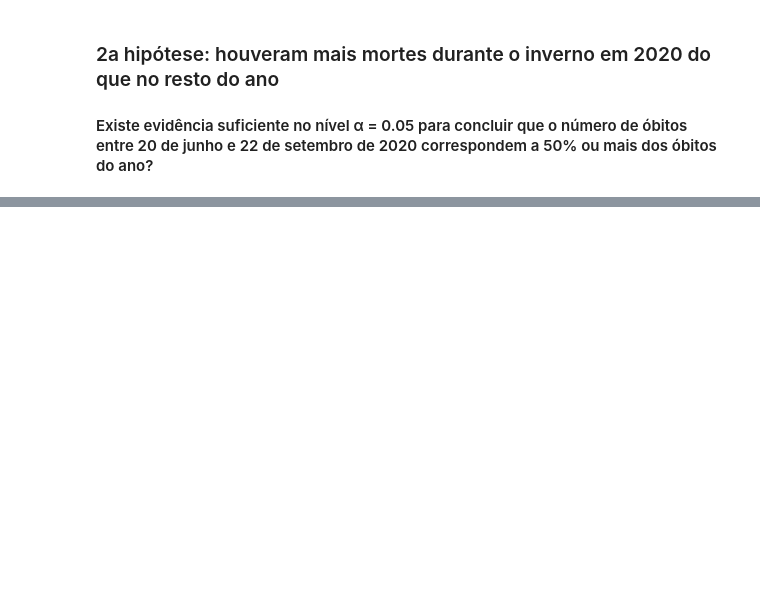
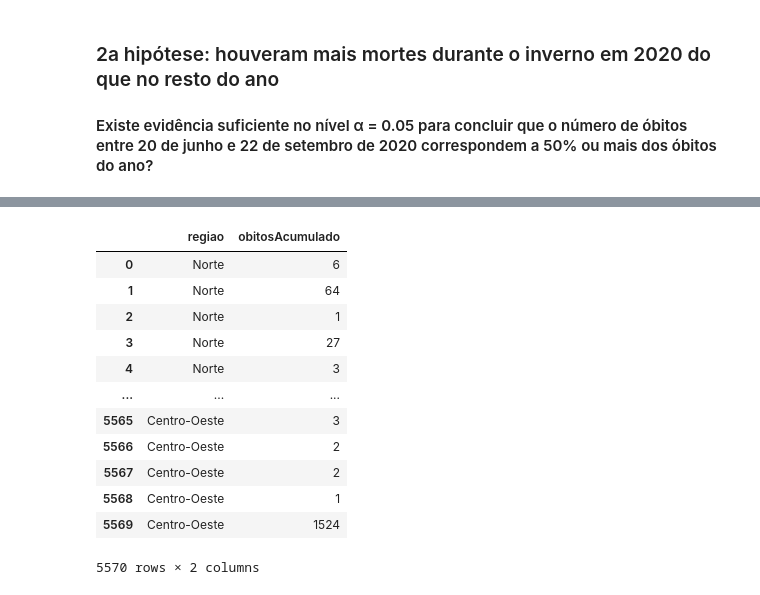
Before and after one commit to vishmaria/Estatistica-com-Python, a Jupyter notebook: Atividades/A2_estatistica.ipynb, the cells around one changed output, grey strips where cells are left out. Cells and saved outputs as stored; diff of their text form; code cells hidden in the pictures; blank space fills up the shorter version.

```diff
--- a/Atividades/A2_estatistica.ipynb
+++ b/Atividades/A2_estatistica.ipynb
@@ -385,16 +410,31 @@ mortes_durante_inverno = mortes_durante_inverno.reset_index()
 # %%
 
 antes_inverno = df[(df['data'] == '2020-06-19')]
 fim_inverno = df[(df['data'] == '2020-09-22')]
 total_ano = df[(df['data'] == '2020-12-31')]
 
 antes_inverno = antes_inverno.set_index('regiao')['obitosAcumulado']
 fim_inverno = fim_inverno.set_index('regiao')['obitosAcumulado']
 total_ano = total_ano.set_index('regiao')['obitosAcumulado']
 
 mortes_fora_do_inverno = (total_ano - fim_inverno) + antes_inverno
 
 mortes_fora_do_inverno = mortes_fora_do_inverno.reset_index()
+mortes_fora_do_inverno
+# %% [output]
+|  | regiao | obitosAcumulado |
+| 0 | Norte | 6 |
+| 1 | Norte | 64 |
+| 2 | Norte | 1 |
+| 3 | Norte | 27 |
+| 4 | Norte | 3 |
+| ... | ... | ... |
+| 5565 | Centro-Oeste | 3 |
+| 5566 | Centro-Oeste | 2 |
+| 5567 | Centro-Oeste | 2 |
+| 5568 | Centro-Oeste | 1 |
+| 5569 | Centro-Oeste | 1524 |
+5570 rows × 2 columns
 # %%
 media_amostral = mortes_durante_inverno['obitosAcumulado'].mean()
 media = mortes_fora_do_inverno['obitosAcumulado'].mean()
```
Also changed, not shown: parts of 15 cells of this notebook.
